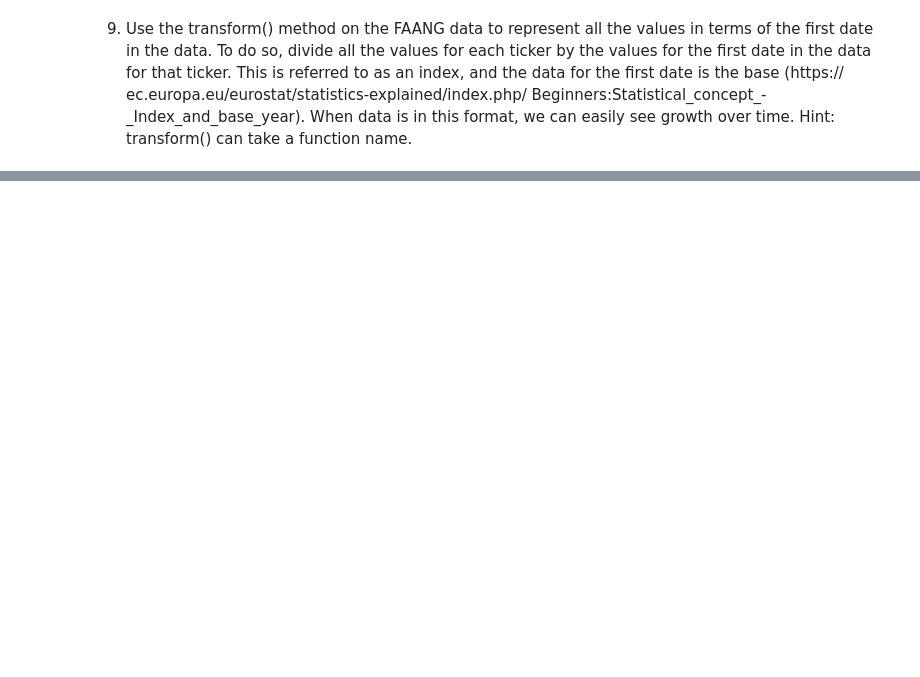
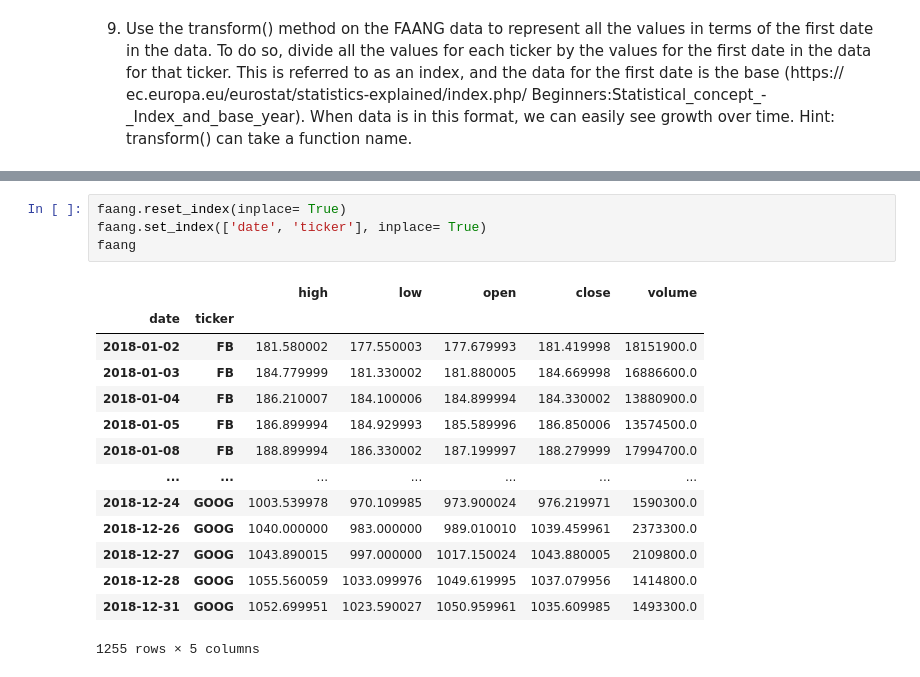
Before and after one commit to adrianacupp/Hands-On-Data-Analysis-with-Pandas-2nd-edition, a Jupyter notebook: ch_04/exercise chapter 4.ipynb, the cells around one changed output, grey strips where cells are left out. Saved outputs shown, nothing was run; the diff lists cells and outputs as text; blank space fills up the shorter version.

```diff
--- a/ch_04/exercise chapter 4.ipynb
+++ b/ch_04/exercise chapter 4.ipynb
@@ -271,0 +282,19 @@ new[new.event.notna()]
+# %%
+faang.reset_index(inplace= True)
+faang.set_index(['date', 'ticker'], inplace= True)
+faang
+# %% [output]
+|  |  | high | low | open | close | volume |
+| date | ticker |  |  |  |  |  |
+| 2018-01-02 | FB | 181.580002 | 177.550003 | 177.679993 | 181.419998 | 18151900.0 |
+| 2018-01-03 | FB | 184.779999 | 181.330002 | 181.880005 | 184.669998 | 16886600.0 |
+| 2018-01-04 | FB | 186.210007 | 184.100006 | 184.899994 | 184.330002 | 13880900.0 |
+| 2018-01-05 | FB | 186.899994 | 184.929993 | 185.589996 | 186.850006 | 13574500.0 |
+| 2018-01-08 | FB | 188.899994 | 186.330002 | 187.199997 | 188.279999 | 17994700.0 |
+| ... | ... | ... | ... | ... | ... | ... |
+| 2018-12-24 | GOOG | 1003.539978 | 970.109985 | 973.900024 | 976.219971 | 1590300.0 |
+| 2018-12-26 | GOOG | 1040.000000 | 983.000000 | 989.010010 | 1039.459961 | 2373300.0 |
+| 2018-12-27 | GOOG | 1043.890015 | 997.000000 | 1017.150024 | 1043.880005 | 2109800.0 |
+| 2018-12-28 | GOOG | 1055.560059 | 1033.099976 | 1049.619995 | 1037.079956 | 1414800.0 |
+| 2018-12-31 | GOOG | 1052.699951 | 1023.590027 | 1050.959961 | 1035.609985 | 1493300.0 |
+1255 rows × 5 columns
```
Also changed, not shown: parts of 11 cells of this notebook.
